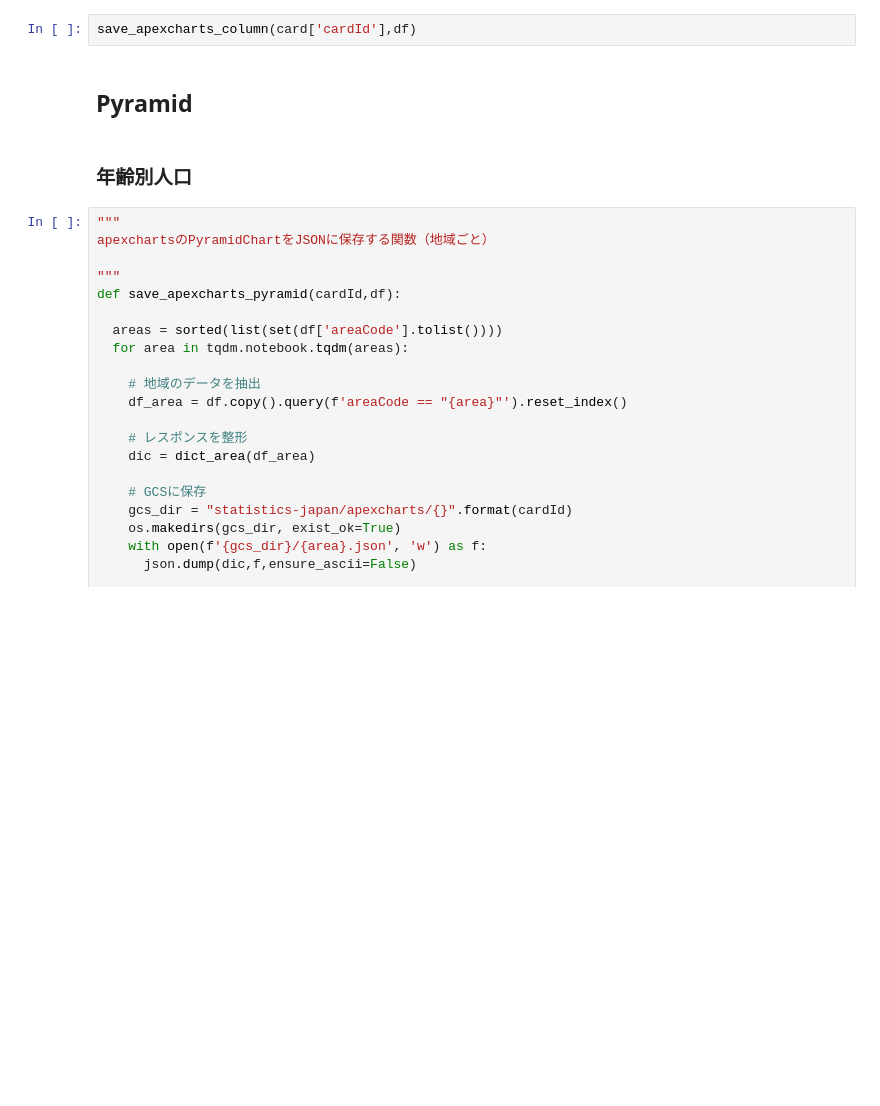
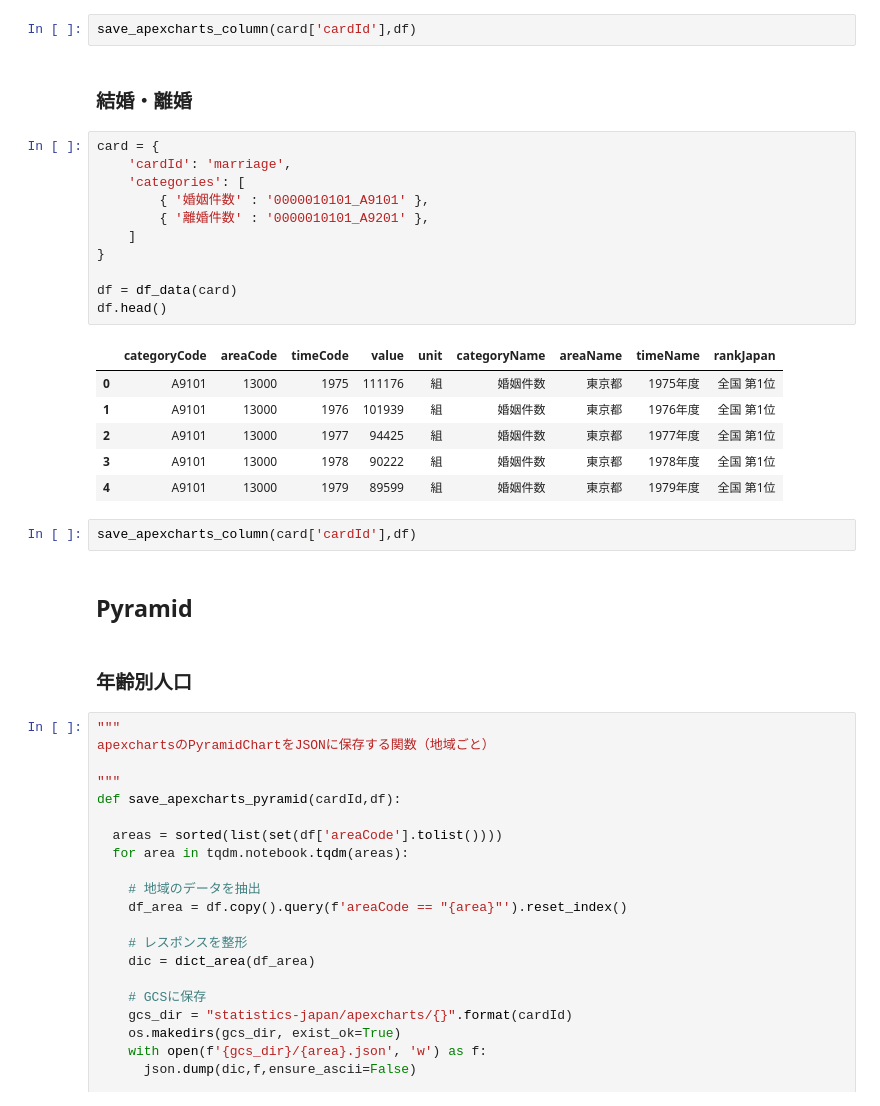
Before and after one commit to dicechick373/google-colab, a Jupyter notebook: 02_estat/10_都道府県データ作成.ipynb, the cells around one changed output. Drawn from its saved outputs; the diff is of its cells as text; blank space fills up the shorter version.

```diff
--- a/02_estat/10_都道府県データ作成.ipynb
+++ b/02_estat/10_都道府県データ作成.ipynb
@@ -215,5 +208,27 @@ df.head()
 # %%
 save_apexcharts_column(card['cardId'],df)
+# %% [markdown]
+### 結婚・離婚
+# %%
+card = {
+    'cardId': 'marriage',
+    'categories': [
+        { '婚姻件数' : '0000010101_A9101' },
+        { '離婚件数' : '0000010101_A9201' },
+    ]
+}
+
+df = df_data(card)
+df.head()
+# %% [output]
+|  | categoryCode | areaCode | timeCode | value | unit | categoryName | areaName | timeName | rankJapan |
+| 0 | A9101 | 13000 | 1975 | 111176 | 組 | 婚姻件数 | 東京都 | 1975年度 | 全国 第1位 |
+| 1 | A9101 | 13000 | 1976 | 101939 | 組 | 婚姻件数 | 東京都 | 1976年度 | 全国 第1位 |
+| 2 | A9101 | 13000 | 1977 | 94425 | 組 | 婚姻件数 | 東京都 | 1977年度 | 全国 第1位 |
+| 3 | A9101 | 13000 | 1978 | 90222 | 組 | 婚姻件数 | 東京都 | 1978年度 | 全国 第1位 |
+| 4 | A9101 | 13000 | 1979 | 89599 | 組 | 婚姻件数 | 東京都 | 1979年度 | 全国 第1位 |
+# %%
+save_apexcharts_column(card['cardId'],df)
 # %% [markdown]
 ## Pyramid
 # %% [markdown]
```
Also changed, not shown: parts of 1 cell of this notebook.
